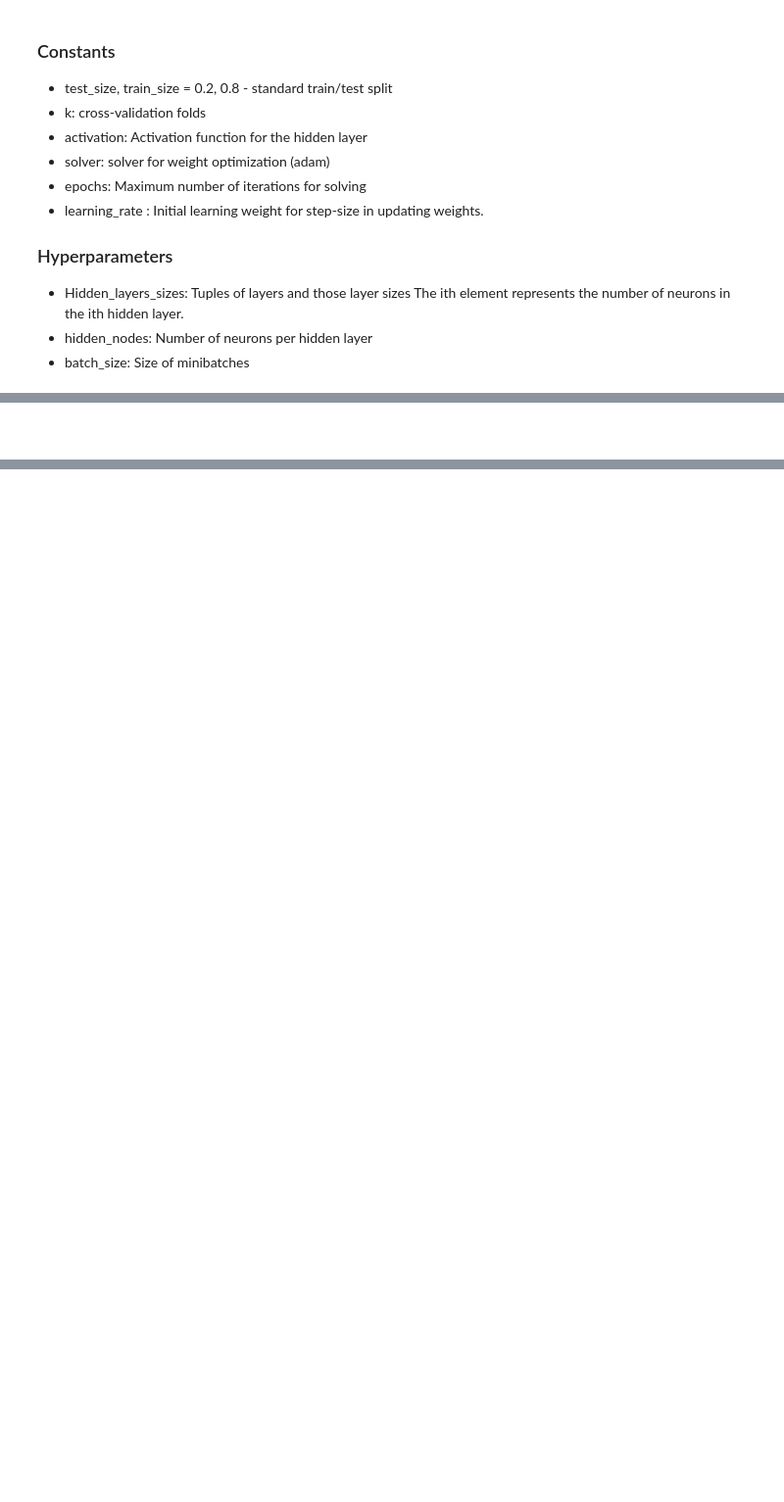
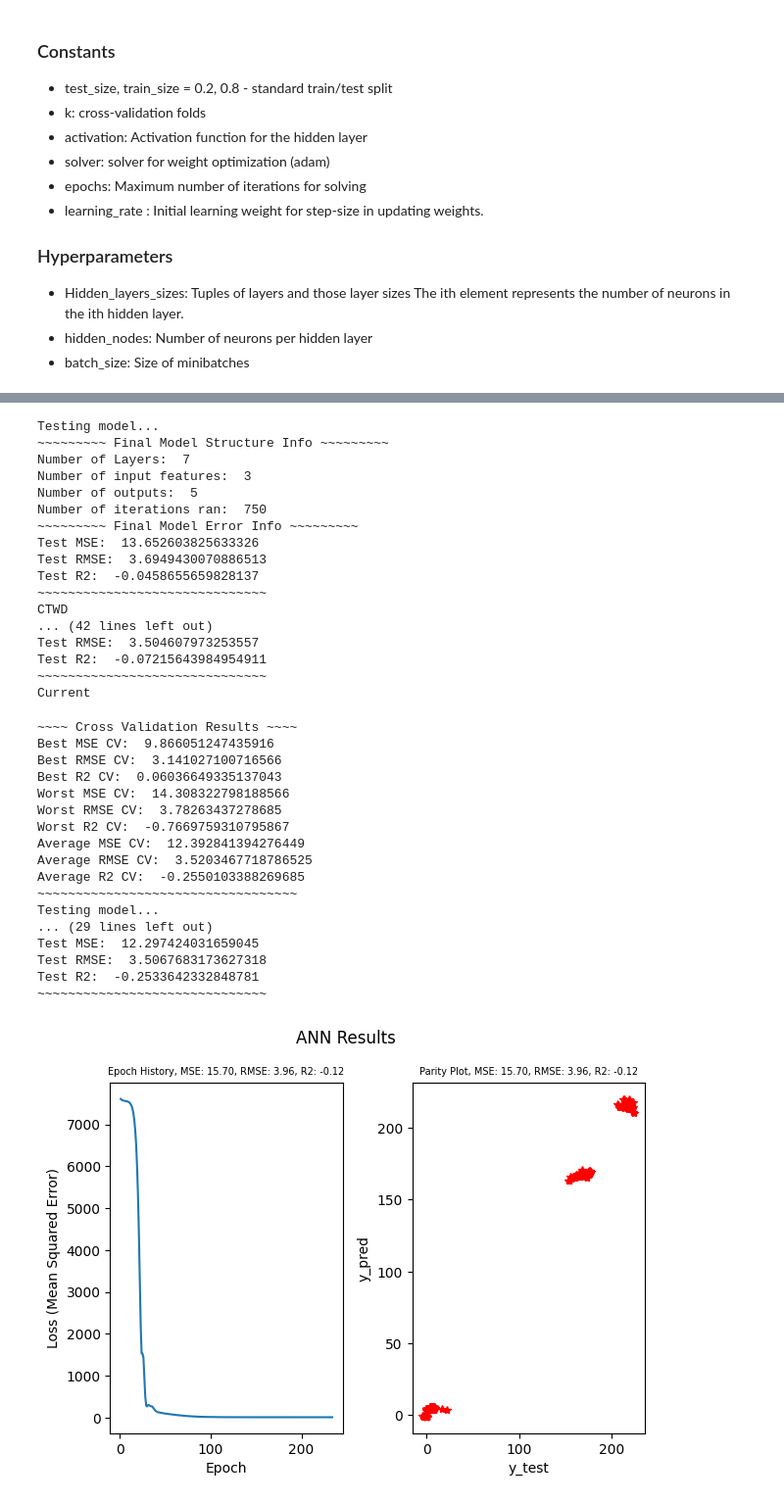
Before and after one commit to nvanhand/WAAM_ProcessStability, a Jupyter notebook: ANN.ipynb, the cells around one changed output, grey strips where cells are left out. Shown at 98% size. Saved outputs shown, nothing was run; the diff lists cells and outputs as text; code cells hidden in the pictures; blank space fills up the shorter version.

```diff
--- a/ANN.ipynb
+++ b/ANN.ipynb
@@ -260,2 +173,32 @@ Test R2:  0.20162530568515788
-# %% [markdown]
-#
+# %%
+# Filter by variable type
+allVars = [col for col in df.columns if '_' in col]
+movAvgCols = [col for col in df.columns if 'MovAvg' in col]
+noisyVars = [col for col in allVars if col not in movAvgCols]
+# %%
+test_size, train_size = 0.2, 0.8
+k = 5
+
+# e.g.
+hidden_layers = 5
+hidden_nodes = 10
+test_size = 0.2
+train_size = 0.8
+k = 5
+batch_size = 100
+epochs = 750
+learning_rate = 0.01
+
+datatypes = ['Voltage', 'Current', 'CTWD']
+# Compare effectiveness of datatypes
+coltypes = [movAvgCols, noisyVars]
+for coltype in coltypes:
+    for datatype in datatypes:
+        print(datatype)
+        X = df.iloc[:,0:3]
+        cols = [col for col in coltype if 'Voltage' in col]
+        y = df.loc[:, cols]
+        model, X_test, y_test, CrossValData = ANN_Train(X, y, test_size, train_size, k, epochs, hidden_nodes,
+                                                        hidden_layers, batch_size, learning_rate)
+        Test_R2, Test_RMSE, Test_MSE = ANN_Test(model, X_test, y_test)
+# %% [output]
@@ -261,0 +233,35 @@ Test R2:  0.20162530568515788
+Testing model...
+~~~~~~~~~ Final Model Structure Info ~~~~~~~~~
+Number of Layers:  7
+Number of input features:  3
+Number of outputs:  5
+Number of iterations ran:  750
+~~~~~~~~~ Final Model Error Info ~~~~~~~~~
+Test MSE:  13.652603825633326
+Test RMSE:  3.6949430070886513
+Test R2:  -0.0458655659828137
+~~~~~~~~~~~~~~~~~~~~~~~~~~~~~~
+CTWD
+... (42 lines left out)
+Test RMSE:  3.504607973253557
+Test R2:  -0.07215643984954911
+~~~~~~~~~~~~~~~~~~~~~~~~~~~~~~
+Current
+~~~~ Cross Validation Results ~~~~
+Best MSE CV:  9.866051247435916
+Best RMSE CV:  3.141027100716566
+Best R2 CV:  0.06036649335137043
+Worst MSE CV:  14.308322798188566
+Worst RMSE CV:  3.78263437278685
+Worst R2 CV:  -0.7669759310795867
+Average MSE CV:  12.392841394276449
+Average RMSE CV:  3.5203467718786525
+Average R2 CV:  -0.2550103388269685
+~~~~~~~~~~~~~~~~~~~~~~~~~~~~~~~~~~
+Testing model...
+... (29 lines left out)
+Test MSE:  12.297424031659045
+Test RMSE:  3.5067683173627318
+Test R2:  -0.2533642332848781
+~~~~~~~~~~~~~~~~~~~~~~~~~~~~~~
+[figure, added]
```
Also changed, not shown: parts of 6 cells of this notebook, 6 other files.
